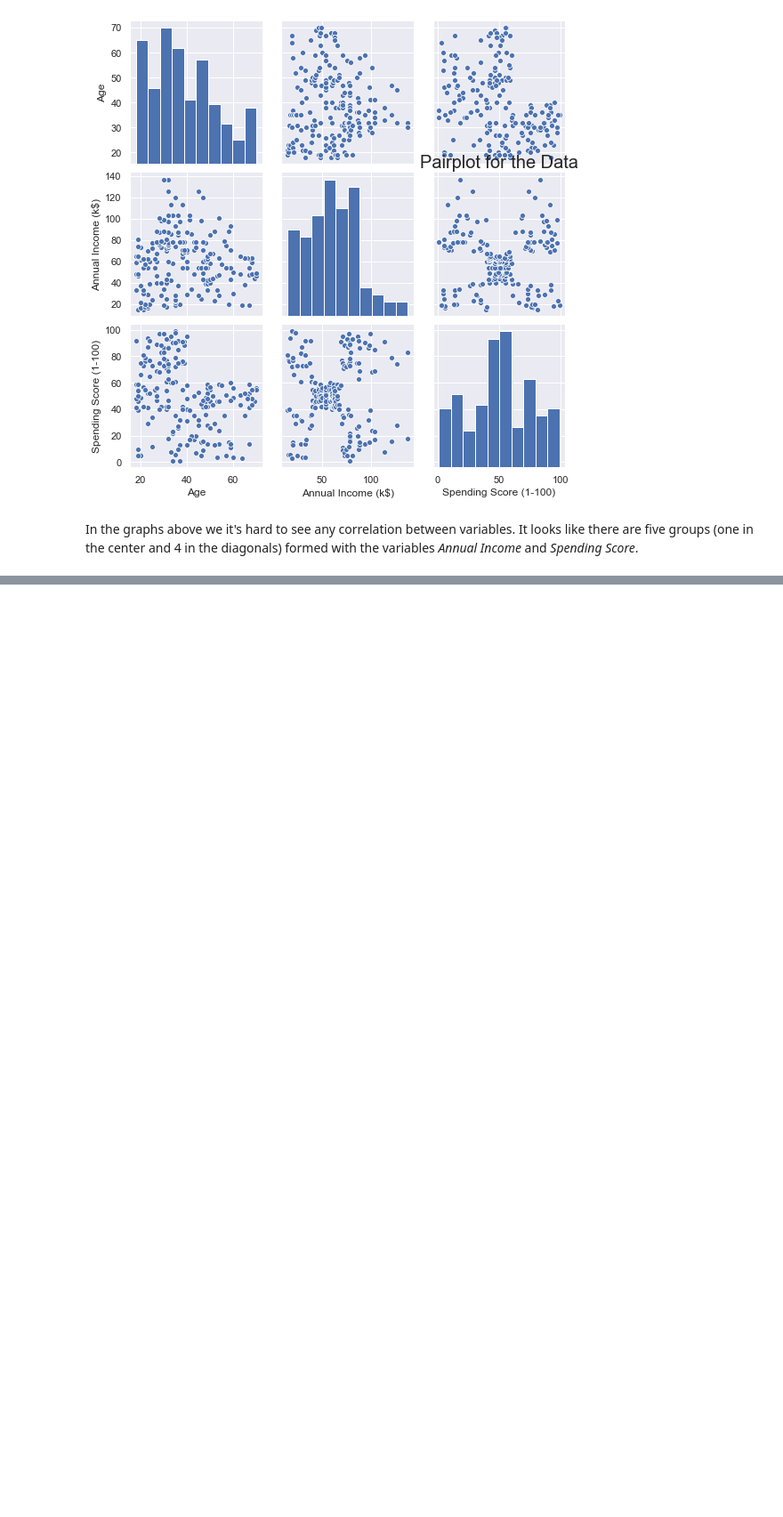
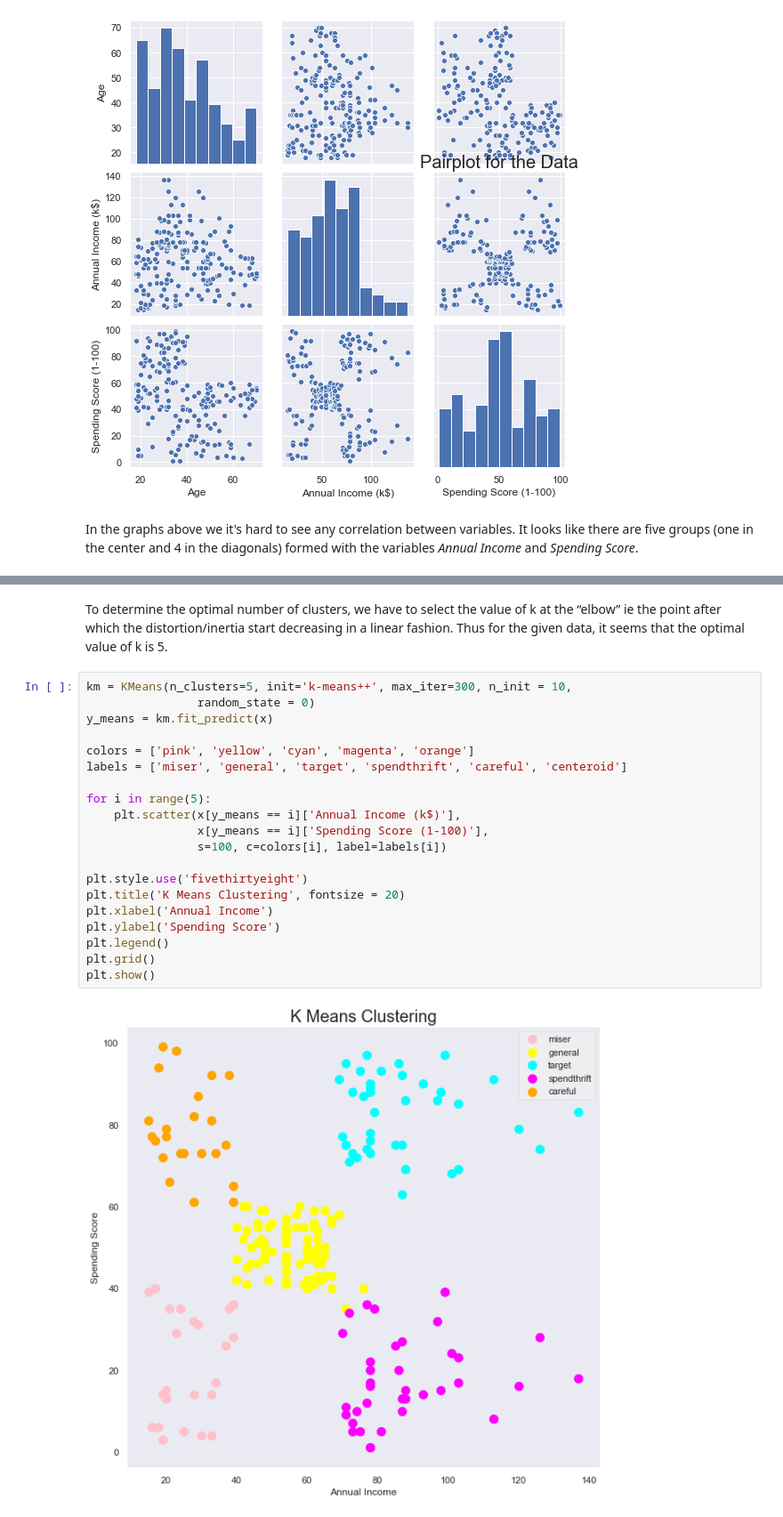
Before and after one commit to rubjmnz93/mall_customers_clustering_analysis, a Jupyter notebook: notebook/Mall_customers_clustering_analysis.ipynb, the cells around one changed output, grey strips where cells are left out. Shown at 89% size. Drawn from its saved outputs; the diff is of its cells as text; blank space fills up the shorter version.

```diff
--- a/notebook/Mall_customers_clustering_analysis.ipynb
+++ b/notebook/Mall_customers_clustering_analysis.ipynb
@@ -133,0 +175,24 @@ It doesn't look like there are any huge different between females and males. We
+# %% [markdown]
+To determine the optimal number of clusters, we have to select the value of k at the “elbow” ie the point after which the distortion/inertia start decreasing in a linear fashion. Thus for the given data, it seems that the optimal value of k is 5.
+# %%
+km = KMeans(n_clusters=5, init='k-means++', max_iter=300, n_init = 10,
+                random_state = 0)
+y_means = km.fit_predict(x)
+
+colors = ['pink', 'yellow', 'cyan', 'magenta', 'orange']
+labels = ['miser', 'general', 'target', 'spendthrift', 'careful', 'centeroid']
+
+for i in range(5):
+    plt.scatter(x[y_means == i]['Annual Income (k$)'],
+                x[y_means == i]['Spending Score (1-100)'],
+                s=100, c=colors[i], label=labels[i])
+
+plt.style.use('fivethirtyeight')
+plt.title('K Means Clustering', fontsize = 20)
+plt.xlabel('Annual Income')
+plt.ylabel('Spending Score')
+plt.legend()
+plt.grid()
+plt.show()
+# %% [output]
+[figure, added]
```
Also changed, not shown: parts of 9 cells of this notebook.
